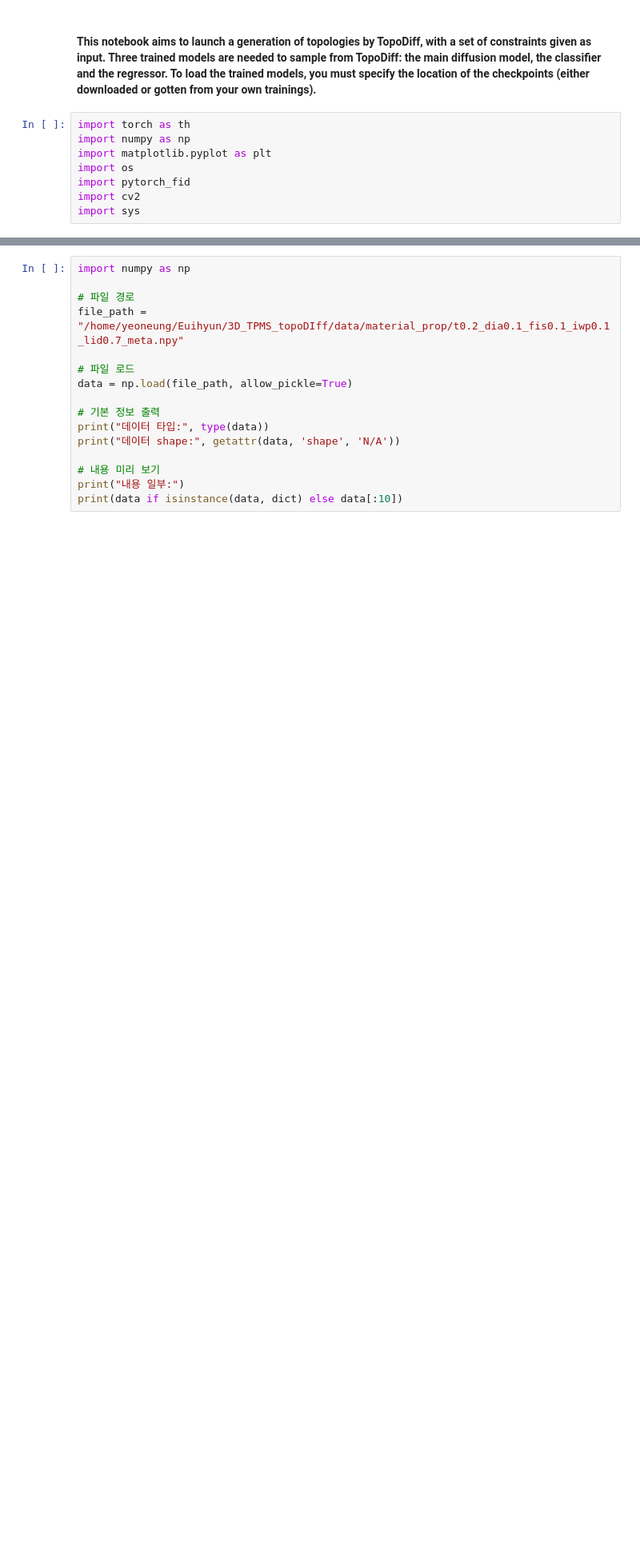
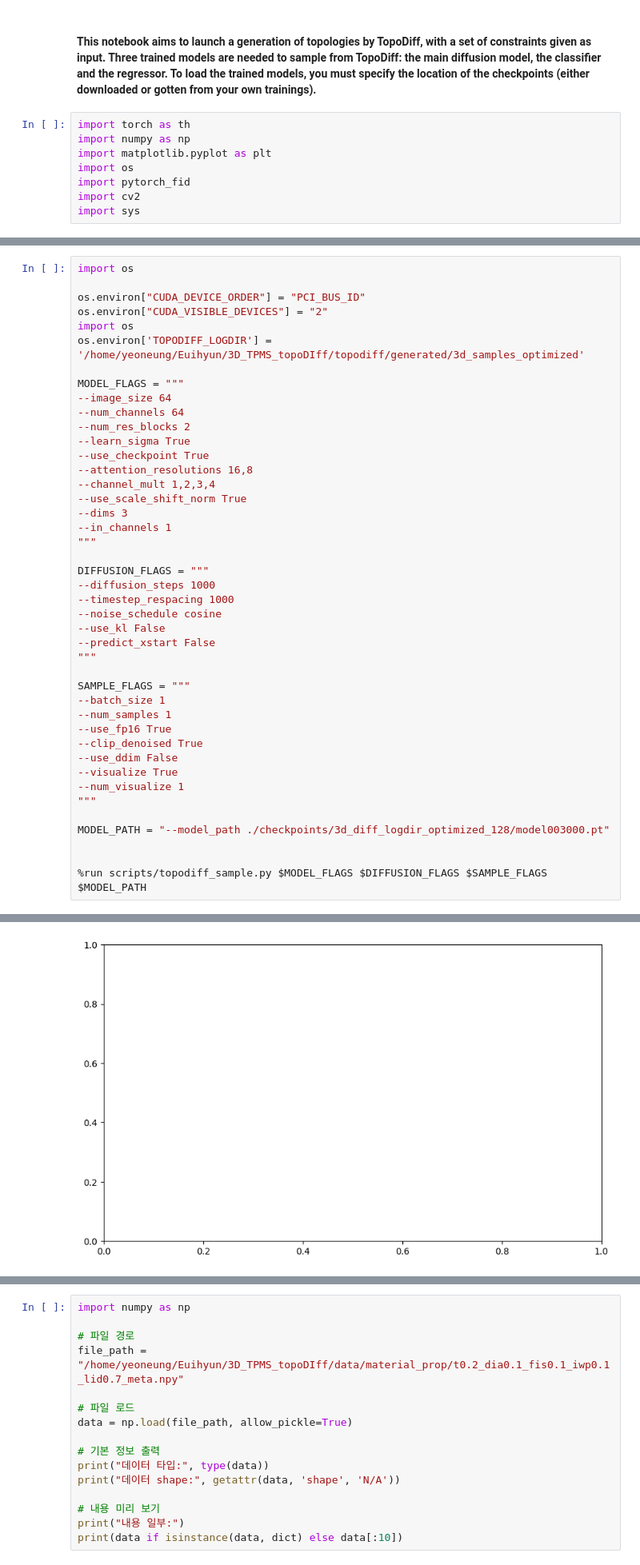
Before and after one commit to dsfsazxc/3D_TPMS_Diffusion, a Jupyter notebook: topodiff/4_TopoDiff_sample.ipynb, the cells around one changed output, grey strips where cells are left out. Shown: that part at 80% size. Saved outputs shown, nothing was run; the diff lists cells and outputs as text; blank space fills up the shorter version.

```diff
--- a/topodiff/4_TopoDiff_sample.ipynb
+++ b/topodiff/4_TopoDiff_sample.ipynb
@@ -431,0 +218,44 @@ plt.show()
+# %%
+import os
+
+os.environ["CUDA_DEVICE_ORDER"] = "PCI_BUS_ID"
+os.environ["CUDA_VISIBLE_DEVICES"] = "2"
+import os
+os.environ['TOPODIFF_LOGDIR'] = '/home/yeoneung/Euihyun/3D_TPMS_topoDIff/topodiff/generated/3d_samples_optimized'
+
+MODEL_FLAGS = """
+--image_size 64
+--num_channels 64
+--num_res_blocks 2
+--learn_sigma True
+--use_checkpoint True
+--attention_resolutions 16,8
+--channel_mult 1,2,3,4
+--use_scale_shift_norm True
+--dims 3
+--in_channels 1
+"""
+
+DIFFUSION_FLAGS = """
+--diffusion_steps 1000
+--timestep_respacing 1000
+--noise_schedule cosine
+--use_kl False
+--predict_xstart False
+"""
+
+SAMPLE_FLAGS = """
+--batch_size 1
+--num_samples 1
+--use_fp16 True
+--clip_denoised True
+--use_ddim False
+--visualize True
+--num_visualize 1
+"""
+
+MODEL_PATH = "--model_path ./checkpoints/3d_diff_logdir_optimized_128/model003000.pt"
+
+
+%run scripts/topodiff_sample.py $MODEL_FLAGS $DIFFUSION_FLAGS $SAMPLE_FLAGS $MODEL_PATH
+# %% [output]
@@ -431,0 +273 @@ plt.show()
+[figure, added]
```
Also changed, not shown: parts of 15 cells of this notebook, 26 other files.
